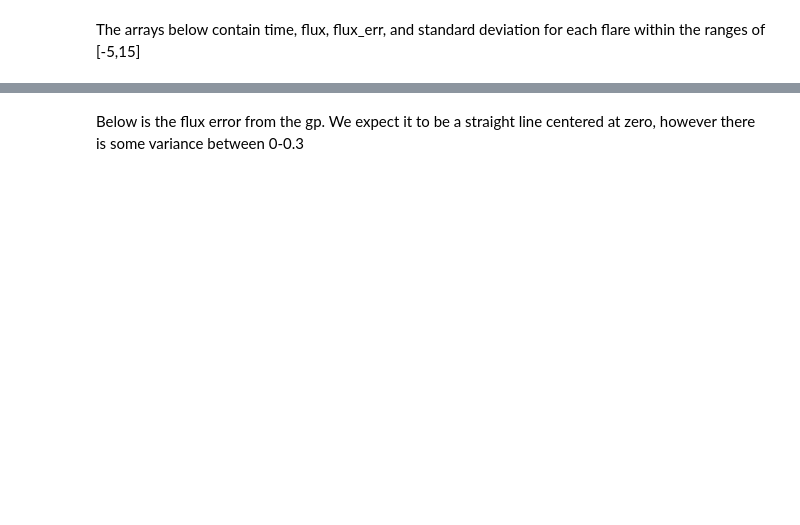
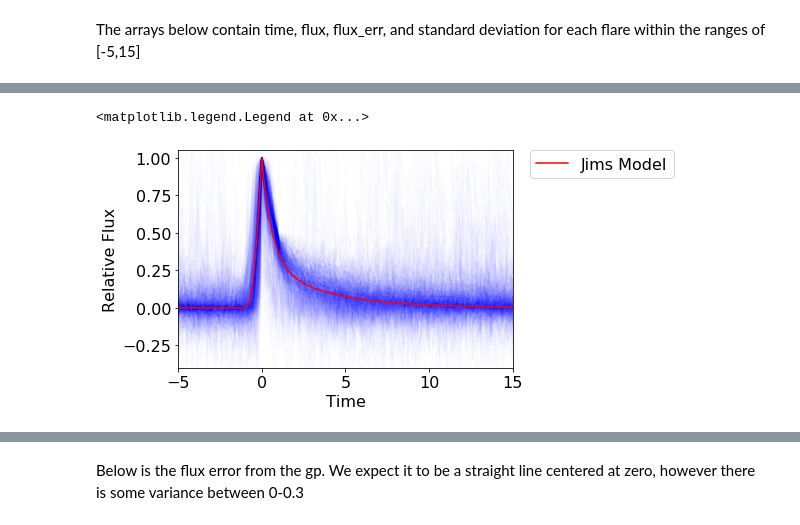
Before and after one commit to lupitatovar/flares, a Jupyter notebook: notebooks/11_month_stacked_flares.ipynb, the cells around one changed output, grey strips where cells are left out. Drawn from its saved outputs; the diff is of its cells as text; code cells hidden in the pictures; blank space fills up the shorter version.

```diff
--- a/notebooks/11_month_stacked_flares.ipynb
+++ b/notebooks/11_month_stacked_flares.ipynb
@@ -559,3 +565,42 @@ plt.legend(bbox_to_anchor=(1.05, 1), loc='upper left', borderaxespad=0.)
+# %%
+new_x_all=np.array([])
+new_y_all=np.array([])
+new_y_err = np.array([])
+new_gp_st_dev = np.array([])
+xmin=-5
+xmax=15
+
+
+for i in range(0,len(cross_match)):
+        x_new = (df['time'].values - new_time_max[i])/(new_t_halfs[i])
+        y_new = ((detrended)/(new_peaks[i]))
+        plt.plot(x_new,y_new,color='b',alpha=0.01)
+
+        plt.xlabel('Time')
+        plt.ylabel('Relative Flux')
+        plt.ylim(-0.4,1.05)
+        plt.xlim(-5,15)
+
+        #Time Arrays
+        nxs = np.where((x_new <= xmax) & (x_new>=xmin))[0]
+        new_x_all = np.append(new_x_all,x_new[nxs])
+
+        #Flux Arrays
+        new_y_all = np.append(new_y_all,y_new[nxs])
+
+        #Flux Errors
+        new_flux_err = df['df_flux_err'].values/new_peaks[i]
+        new_y_err = np.append(new_y_err,new_flux_err[nxs])
+
+        #GP Standard Deviation
+        new_st_dev = df['std'].values/new_peaks[i]
+        new_gp_st_dev = np.append(new_gp_st_dev,new_st_dev[nxs])
+
+plt.plot(x_new,aflare1(x_new,0,1,1),color='red',label='Jims Model')
+plt.legend(bbox_to_anchor=(1.05, 1), loc='upper left', borderaxespad=0.)
+# %% [output]
+<matplotlib.legend.Legend at 0x...>
+[figure, added]
 # %%
 #saving the arrays to a file
 #dict_i = {'time':x_all,'flux': y_all, 'flux_err': y_err, 'gp_st_dev': gp_st_dev}
```
Also changed, not shown: parts of 24 cells of this notebook.
